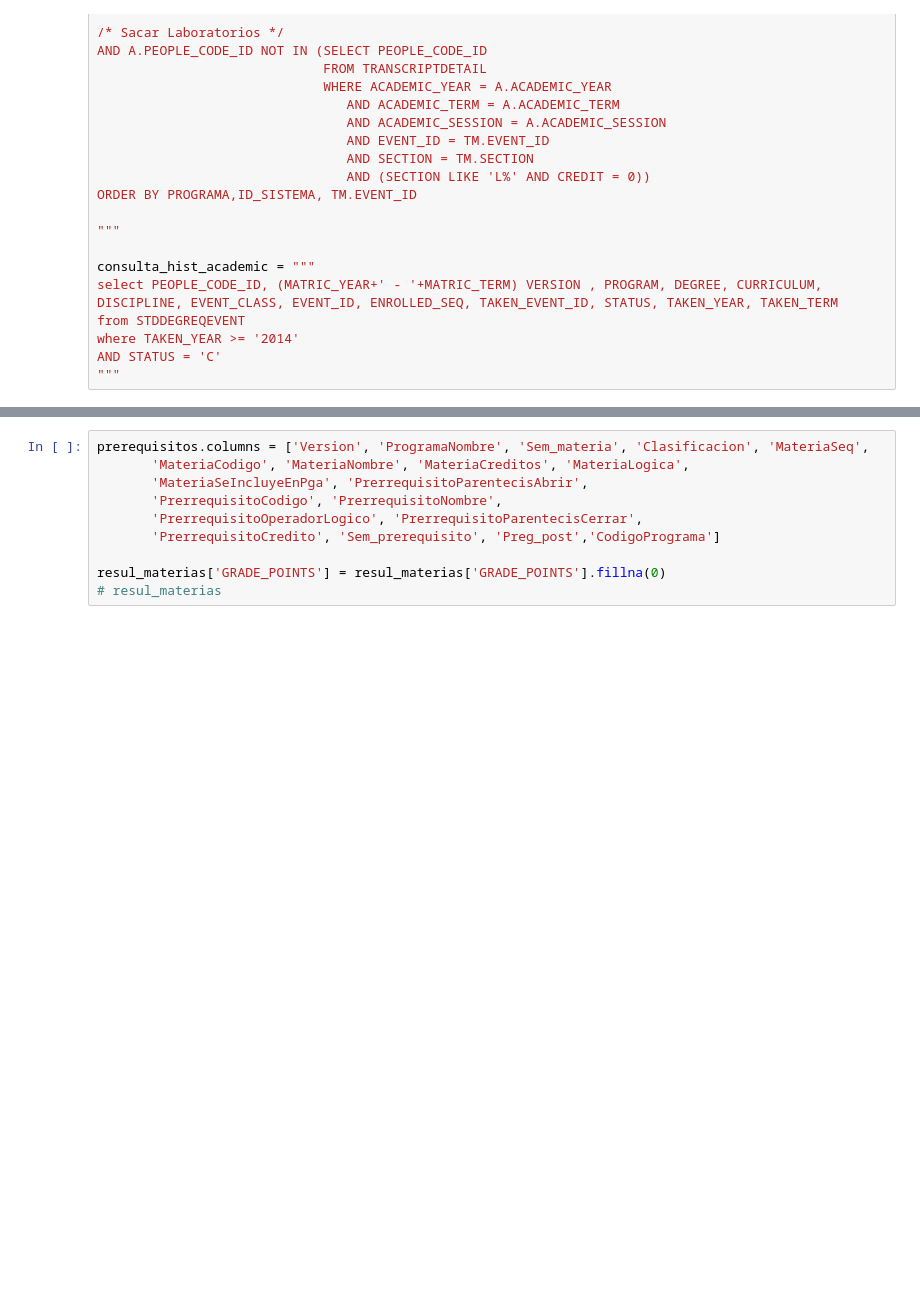
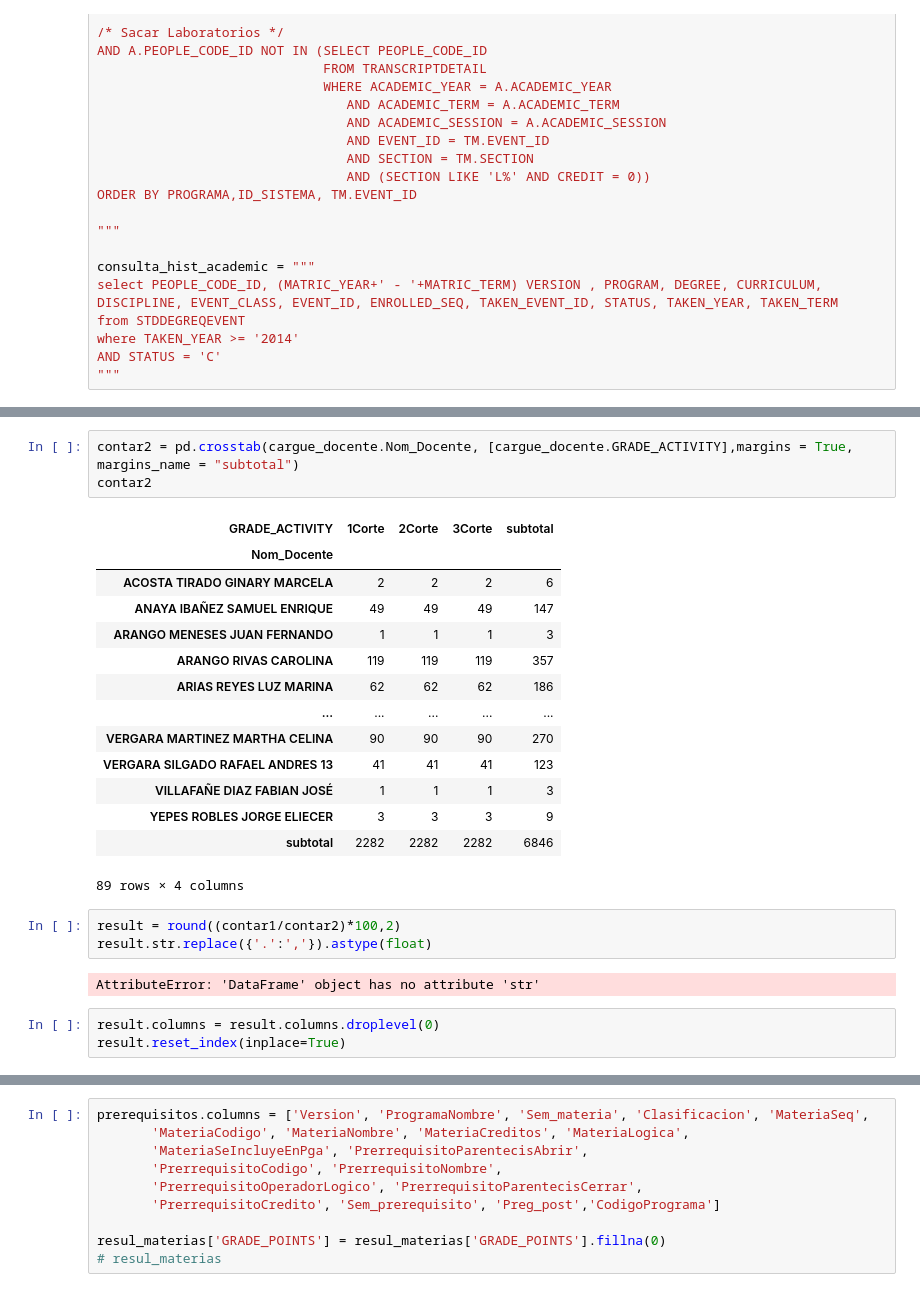
Before and after one commit to Groupestadistic/AppUnicorEstadistica, a Jupyter notebook: num_grupos/conexion.ipynb, the cells around one changed output, grey strips where cells are left out. Drawn from its saved outputs; the diff is of its cells as text; blank space fills up the shorter version.

```diff
--- a/num_grupos/conexion.ipynb
+++ b/num_grupos/conexion.ipynb
@@ -472,0 +526,26 @@ hist_academic = pd.read_sql(consulta_hist_academic,conexion)
+# %%
+contar2 = pd.crosstab(cargue_docente.Nom_Docente, [cargue_docente.GRADE_ACTIVITY],margins = True, margins_name = "subtotal")
+contar2
+# %% [output]
+| GRADE_ACTIVITY | 1Corte | 2Corte | 3Corte | subtotal |
+| Nom_Docente |  |  |  |  |
+| ACOSTA TIRADO GINARY MARCELA | 2 | 2 | 2 | 6 |
+| ANAYA IBAÑEZ SAMUEL ENRIQUE | 49 | 49 | 49 | 147 |
+| ARANGO MENESES JUAN FERNANDO | 1 | 1 | 1 | 3 |
+| ARANGO RIVAS CAROLINA | 119 | 119 | 119 | 357 |
+| ARIAS REYES LUZ MARINA | 62 | 62 | 62 | 186 |
+| ... | ... | ... | ... | ... |
+| VERGARA MARTINEZ MARTHA CELINA | 90 | 90 | 90 | 270 |
+| VERGARA SILGADO RAFAEL ANDRES 13 | 41 | 41 | 41 | 123 |
+| VILLAFAÑE DIAZ FABIAN JOSÉ | 1 | 1 | 1 | 3 |
+| YEPES ROBLES JORGE ELIECER | 3 | 3 | 3 | 9 |
+| subtotal | 2282 | 2282 | 2282 | 6846 |
+89 rows × 4 columns
+# %%
+result = round((contar1/contar2)*100,2)
+result.str.replace({'.':','}).astype(float)
+# %% [output]
+AttributeError: 'DataFrame' object has no attribute 'str'
+# %%
+result.columns = result.columns.droplevel(0)
+result.reset_index(inplace=True)
```
Also changed, not shown: parts of 19 cells of this notebook, 20 other files.
